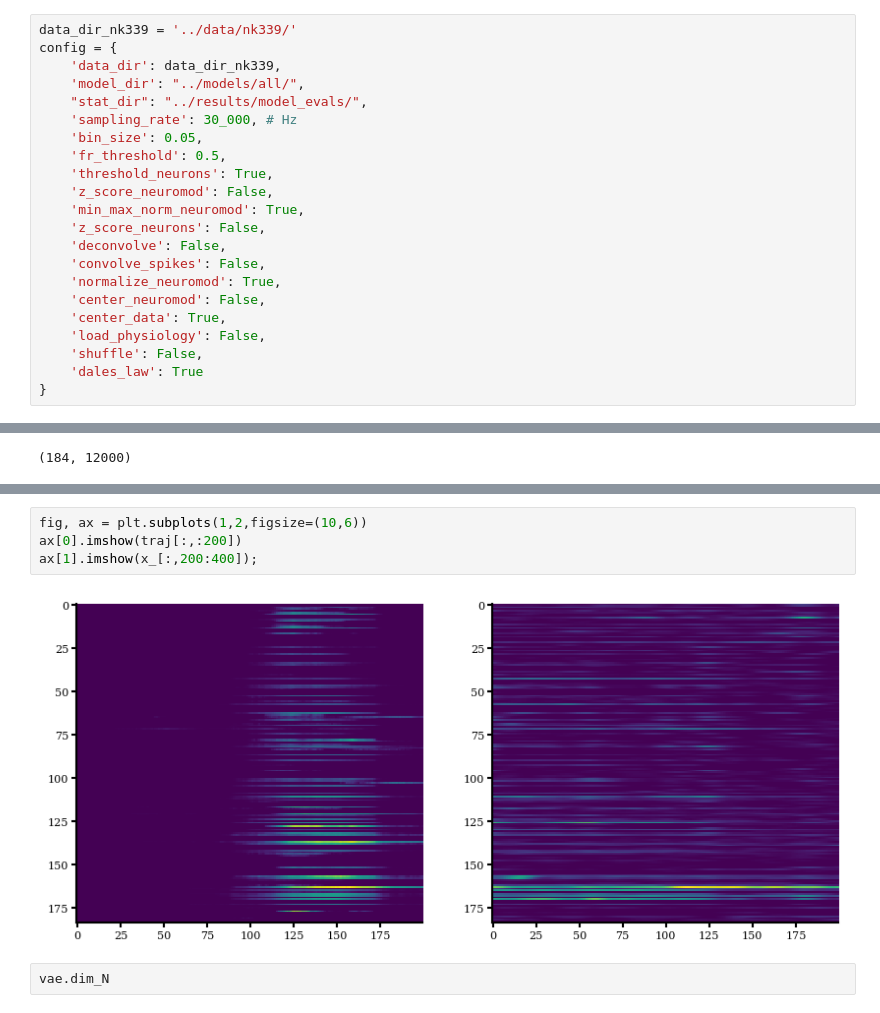
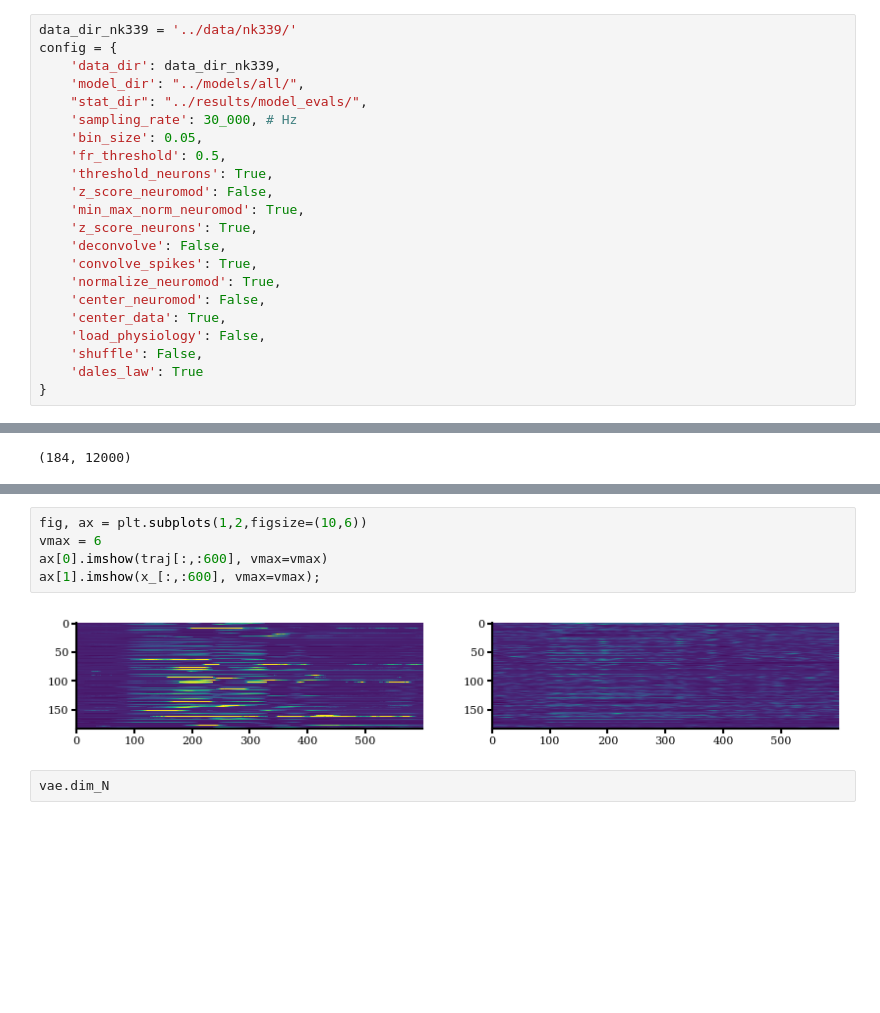
Before and after one commit to Matthijspals/mnm, a Jupyter notebook: generate_figures/temporal_geometric_eval.ipynb, the cells around one changed output, grey strips where cells are left out. Saved outputs shown, nothing was run; the diff lists cells and outputs as text; blank space fills up the shorter version.

```diff
--- a/generate_figures/temporal_geometric_eval.ipynb
+++ b/generate_figures/temporal_geometric_eval.ipynb
@@ -47,9 +47,9 @@ config = {
     'threshold_neurons': True,
     'z_score_neuromod': False,
     'min_max_norm_neuromod': True,
-    'z_score_neurons': False,
+    'z_score_neurons': True,
     'deconvolve': False,
-    'convolve_spikes': False,
+    'convolve_spikes': True,
     'normalize_neuromod': True,
     'center_neuromod': False,
     'center_data': True,
@@ -341,9 +352,10 @@ ax[1].plot(x_[:1000].T);
 # %%
 fig, ax = plt.subplots(1,2,figsize=(10,6))
-ax[0].imshow(traj[:,:200])
-ax[1].imshow(x_[:,200:400]);
+vmax = 6
+ax[0].imshow(traj[:,:600], vmax=vmax)
+ax[1].imshow(x_[:,:600], vmax=vmax);
 # %% [output]
-[figure, old version]
+[figure, new version]
 # %%
 vae.dim_N
 # %% [output]
```
Also changed, not shown: parts of 13 cells of this notebook, 4 other files.
